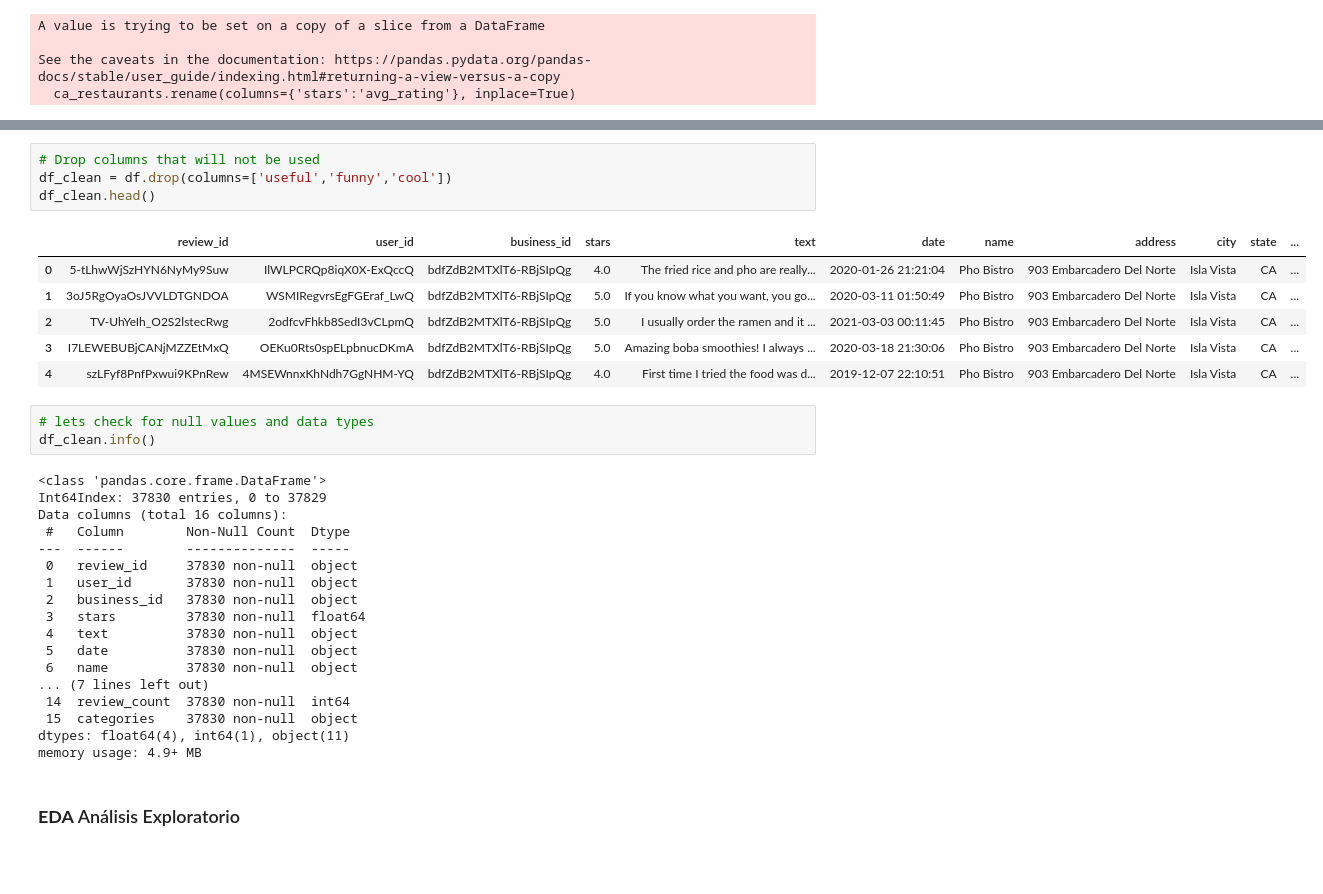
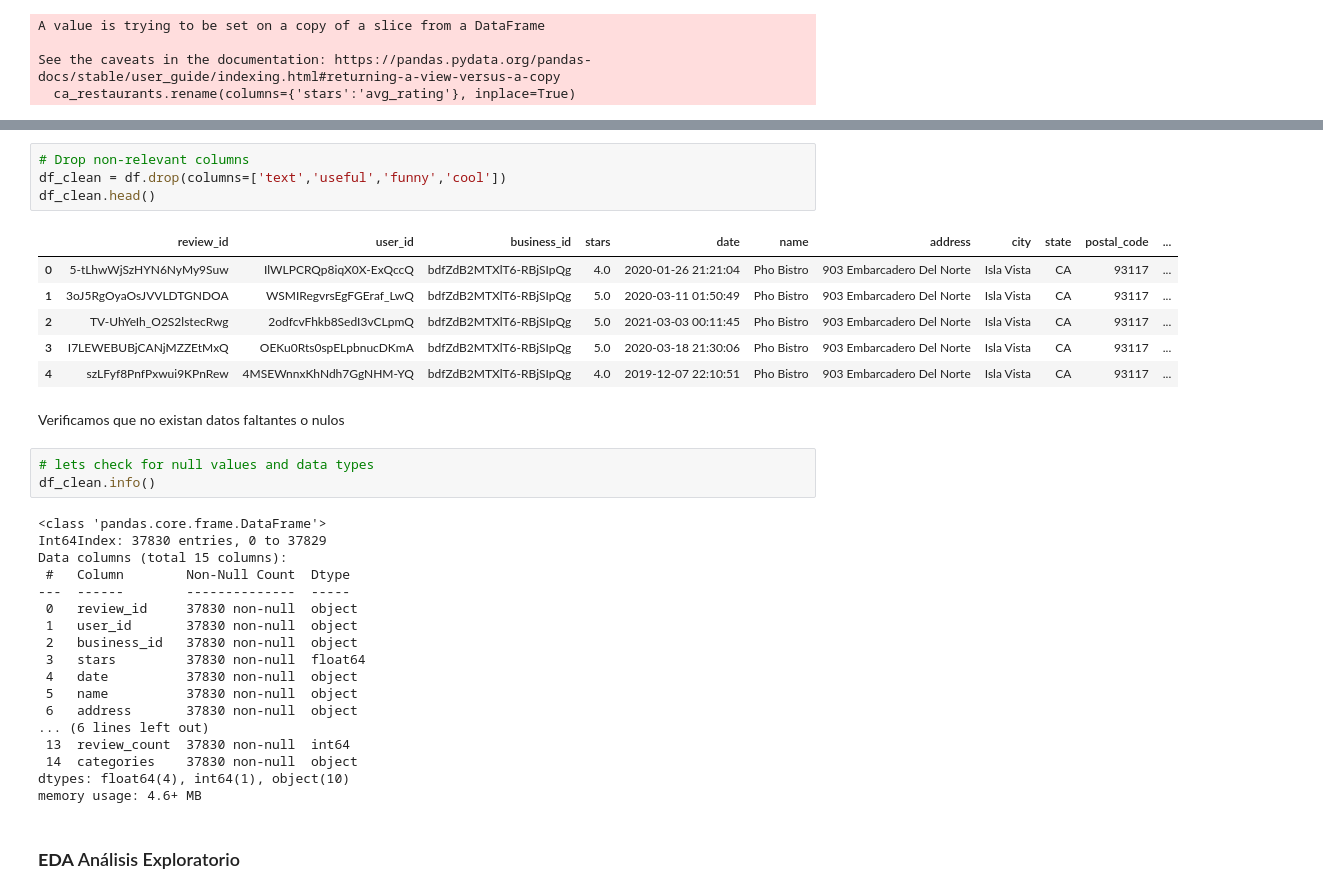
Before and after one commit to ivnlee/proyecto-portafolio, a Jupyter notebook: notebooks/initial_analysis.ipynb, the cells around one changed output, grey strips where cells are left out. Cells and saved outputs as stored; diff of their text form; blank space fills up the shorter version.

```diff
--- a/notebooks/initial_analysis.ipynb
+++ b/notebooks/initial_analysis.ipynb
@@ -145,35 +159,37 @@ df.head(1)
 # %%
-# Drop columns that will not be used
-df_clean = df.drop(columns=['useful','funny','cool'])
+# Drop non-relevant columns
+df_clean = df.drop(columns=['text','useful','funny','cool'])
 df_clean.head()
 # %% [output]
-|  | review_id | user_id | business_id | stars | text | date | name | address | city | state | ... |
-| 0 | 5-tLhwWjSzHYN6NyMy9Suw | IlWLPCRQp8iqX0X-ExQccQ | bdfZdB2MTXlT6-RBjSIpQg | 4.0 | The fried rice and pho are really... | 2020-01-26 21:21:04 | Pho Bistro | 903 Embarcadero Del Norte | Isla Vista | CA | ... |
-| 1 | 3oJ5RgOyaOsJVVLDTGNDOA | WSMIRegvrsEgFGEraf_LwQ | bdfZdB2MTXlT6-RBjSIpQg | 5.0 | If you know what you want, you go... | 2020-03-11 01:50:49 | Pho Bistro | 903 Embarcadero Del Norte | Isla Vista | CA | ... |
-| 2 | TV-UhYeIh_O2S2lstecRwg | 2odfcvFhkb8SedI3vCLpmQ | bdfZdB2MTXlT6-RBjSIpQg | 5.0 | I usually order the ramen and it ... | 2021-03-03 00:11:45 | Pho Bistro | 903 Embarcadero Del Norte | Isla Vista | CA | ... |
-| 3 | I7LEWEBUBjCANjMZZEtMxQ | OEKu0Rts0spELpbnucDKmA | bdfZdB2MTXlT6-RBjSIpQg | 5.0 | Amazing boba smoothies! I always ... | 2020-03-18 21:30:06 | Pho Bistro | 903 Embarcadero Del Norte | Isla Vista | CA | ... |
-| 4 | szLFyf8PnfPxwui9KPnRew | 4MSEWnnxKhNdh7GgNHM-YQ | bdfZdB2MTXlT6-RBjSIpQg | 4.0 | First time I tried the food was d... | 2019-12-07 22:10:51 | Pho Bistro | 903 Embarcadero Del Norte | Isla Vista | CA | ... |
+|  | review_id | user_id | business_id | stars | date | name | address | city | state | postal_code | ... |
+| 0 | 5-tLhwWjSzHYN6NyMy9Suw | IlWLPCRQp8iqX0X-ExQccQ | bdfZdB2MTXlT6-RBjSIpQg | 4.0 | 2020-01-26 21:21:04 | Pho Bistro | 903 Embarcadero Del Norte | Isla Vista | CA | 93117 | ... |
+| 1 | 3oJ5RgOyaOsJVVLDTGNDOA | WSMIRegvrsEgFGEraf_LwQ | bdfZdB2MTXlT6-RBjSIpQg | 5.0 | 2020-03-11 01:50:49 | Pho Bistro | 903 Embarcadero Del Norte | Isla Vista | CA | 93117 | ... |
+| 2 | TV-UhYeIh_O2S2lstecRwg | 2odfcvFhkb8SedI3vCLpmQ | bdfZdB2MTXlT6-RBjSIpQg | 5.0 | 2021-03-03 00:11:45 | Pho Bistro | 903 Embarcadero Del Norte | Isla Vista | CA | 93117 | ... |
+| 3 | I7LEWEBUBjCANjMZZEtMxQ | OEKu0Rts0spELpbnucDKmA | bdfZdB2MTXlT6-RBjSIpQg | 5.0 | 2020-03-18 21:30:06 | Pho Bistro | 903 Embarcadero Del Norte | Isla Vista | CA | 93117 | ... |
+| 4 | szLFyf8PnfPxwui9KPnRew | 4MSEWnnxKhNdh7GgNHM-YQ | bdfZdB2MTXlT6-RBjSIpQg | 4.0 | 2019-12-07 22:10:51 | Pho Bistro | 903 Embarcadero Del Norte | Isla Vista | CA | 93117 | ... |
+# %% [markdown]
+Verificamos que no existan datos faltantes o nulos
 # %%
 # lets check for null values and data types
 df_clean.info()
 # %% [output]
 <class 'pandas.core.frame.DataFrame'>
 Int64Index: 37830 entries, 0 to 37829
-Data columns (total 16 columns):
+Data columns (total 15 columns):
  #   Column        Non-Null Count  Dtype
 ---  ------        --------------  -----
  0   review_id     37830 non-null  object
  1   user_id       37830 non-null  object
  2   business_id   37830 non-null  object
  3   stars         37830 non-null  float64
- 4   text          37830 non-null  object
- 5   date          37830 non-null  object
- 6   name          37830 non-null  object
-... (7 lines left out)
- 14  review_count  37830 non-null  int64
- 15  categories    37830 non-null  object
-dtypes: float64(4), int64(1), object(11)
-memory usage: 4.9+ MB
+ 4   date          37830 non-null  object
+ 5   name          37830 non-null  object
+ 6   address       37830 non-null  object
+... (6 lines left out)
+ 13  review_count  37830 non-null  int64
+ 14  categories    37830 non-null  object
+dtypes: float64(4), int64(1), object(10)
+memory usage: 4.6+ MB
 # %% [markdown]
 ### **EDA** Análisis Exploratorio
 # %% [markdown]
```
Also changed, not shown: parts of 13 cells of this notebook, 5 other files.
